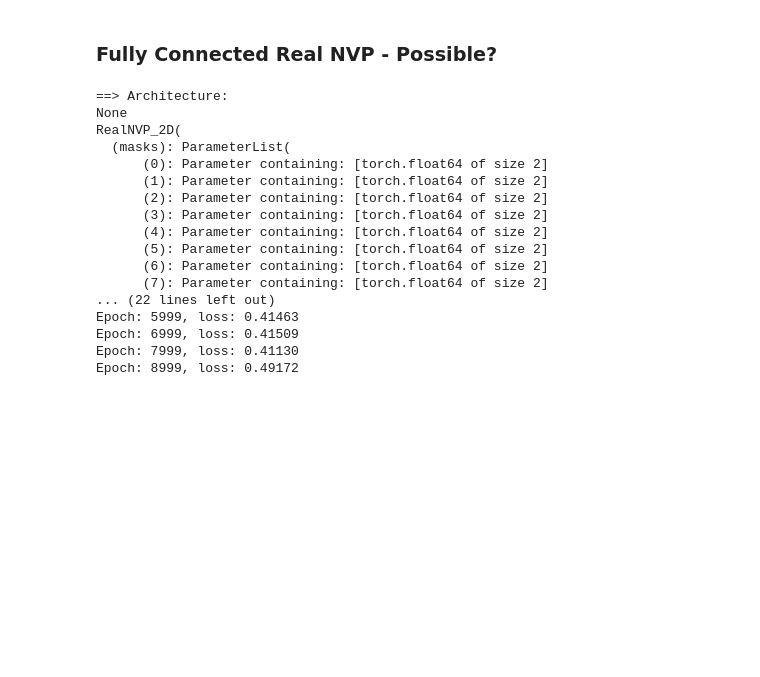
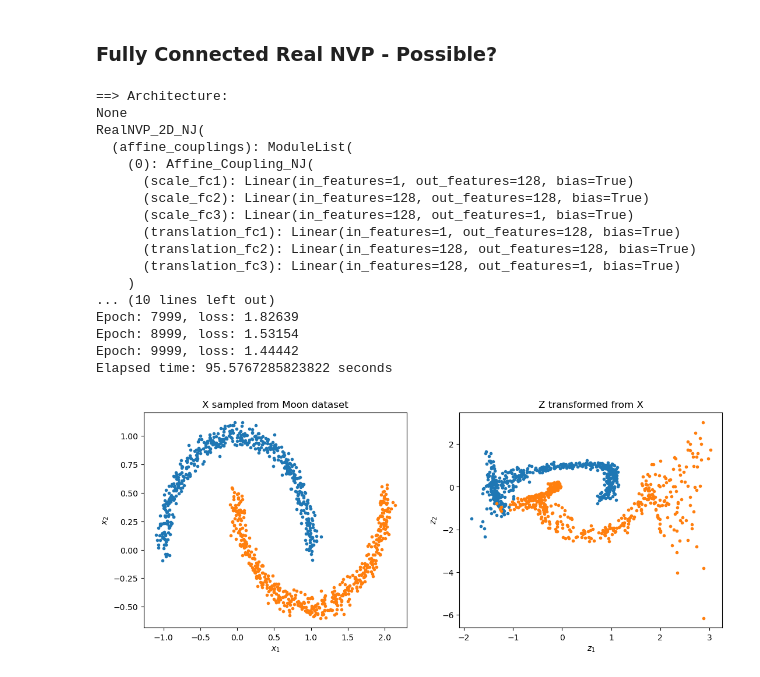
Before and after one commit to jacketdembys/wcci24, a Jupyter notebook: possible/real_nvp_simple_1.ipynb, the cells around one changed output. Cells and saved outputs as stored; diff of their text form; code cells hidden in the pictures; blank space fills up the shorter version.

```diff
--- a/possible/real_nvp_simple_1.ipynb
+++ b/possible/real_nvp_simple_1.ipynb
@@ -329,12 +477,14 @@ class RealNVP_2D_NJ(nn.Module):
     '''
     A vanilla RealNVP class for modeling 2 dimensional distributions with full numerical Jacobian
     '''
-    def __init__(self, masks, hidden_dim):
+    def __init__(self, hidden_dim):
         '''
         initialized with a list of masks. each mask define an affine coupling layer
         '''
         super(RealNVP_2D_NJ, self).__init__()
         self.hidden_dim = hidden_dim
+
+        """
         self.masks = nn.ParameterList(
             [nn.Parameter(torch.Tensor(m),requires_grad = False)
              for m in masks])
@@ -342,6 +492,12 @@ class RealNVP_2D_NJ(nn.Module):
         self.affine_couplings = nn.ModuleList(
             [Affine_Coupling_NJ(self.masks[i], self.hidden_dim)
              for i in range(len(self.masks))])
+        """
+        #self.affine_couplings = Affine_Coupling_NJ()
+
+        self.affine_couplings = nn.ModuleList(
+            [Affine_Coupling_NJ(self.hidden_dim)
+             for i in range(1)])
 
     def forward(self, x):
         ## Convert latent space variables into observed variables
@@ -405,16 +561,6 @@ masks = [[1.0, 0.0],
 """
 
 masks = [[1.0, 0.0],
-         [0.0, 1.0],
-         [1.0, 0.0],
-         [0.0, 1.0],
-         [1.0, 0.0],
-         [0.0, 1.0],
-         [1.0, 0.0],
-         [0.0, 1.0],
-         [1.0, 0.0],
-         [0.0, 1.0],
-         [1.0, 0.0],
          [0.0, 1.0]]
 
 
@@ -424,11 +570,11 @@ numExperiment = len(masks)/2
 hidden_dim = 128
 
 ## construct the RealNVP_2D object
-realNVP_type = "analytical" # analytical, numerical
+realNVP_type = "numerical" # analytical, numerical
 if realNVP_type == "analytical":
     realNVP = RealNVP_2D(masks, hidden_dim)
 elif realNVP_type == "numerical":
-    realNVP = RealNVP_2D_NJ(masks, hidden_dim)
+    realNVP = RealNVP_2D_NJ(hidden_dim)
 
 print(print("==> Architecture: "))
 print(realNVP)
@@ -507,49 +653,50 @@ print("Elapsed time: {} seconds".format(end-start))
 ## after learning, we can test if the model can transform
 ## the moon data distribution into the normal distribution
 X, label = datasets.make_moons(n_samples = 1000, noise = 0.05)
 X = torch.Tensor(X).to(device = device)
 if realNVP_type == "analytical":
     z, logdet_jacobian = realNVP.inverse(X)
 elif realNVP_type == "numerical":
     z, logdet_jacobian, logdet_jacobian_NJ = realNVP.inverse(X)
 z = z.cpu().detach().numpy()
 
 X = X.cpu().detach().numpy()
 fig = plt.figure(2, figsize = (12.8, 4.8))
 fig.clf()
 plt.subplot(1,2,1)
 plt.plot(X[label==0,0], X[label==0,1], ".")
 plt.plot(X[label==1,0], X[label==1,1], ".")
 plt.title("X sampled from Moon dataset")
 plt.xlabel(r"$x_1$")
 plt.ylabel(r"$x_2$")
 
 plt.subplot(1,2,2)
 plt.plot(z[label==0,0], z[label==0,1], ".")
 plt.plot(z[label==1,0], z[label==1,1], ".")
 plt.title("Z transformed from X")
 plt.xlabel(r"$z_1$")
 plt.ylabel(r"$z_2$")
-plt.savefig("exp_"+str(int(numExperiment))+"_layer_forward.pdf", format="pdf", bbox_inches="tight")
+#plt.savefig(save_path+"/exp_"+str(int(numExperiment))+"_layer_forward.pdf", format="pdf", bbox_inches="tight")
 plt.show()
 # %% [output]
 ==> Architecture:
 None
-RealNVP_2D(
-  (masks): ParameterList(
-      (0): Parameter containing: [torch.float64 of size 2]
-      (1): Parameter containing: [torch.float64 of size 2]
-      (2): Parameter containing: [torch.float64 of size 2]
-      (3): Parameter containing: [torch.float64 of size 2]
-      (4): Parameter containing: [torch.float64 of size 2]
-      (5): Parameter containing: [torch.float64 of size 2]
-      (6): Parameter containing: [torch.float64 of size 2]
-      (7): Parameter containing: [torch.float64 of size 2]
-... (22 lines left out)
-Epoch: 5999, loss: 0.41463
-Epoch: 6999, loss: 0.41509
-Epoch: 7999, loss: 0.41130
-Epoch: 8999, loss: 0.49172
+RealNVP_2D_NJ(
+  (affine_couplings): ModuleList(
+    (0): Affine_Coupling_NJ(
+      (scale_fc1): Linear(in_features=1, out_features=128, bias=True)
+      (scale_fc2): Linear(in_features=128, out_features=128, bias=True)
+      (scale_fc3): Linear(in_features=128, out_features=1, bias=True)
+      (translation_fc1): Linear(in_features=1, out_features=128, bias=True)
+      (translation_fc2): Linear(in_features=128, out_features=128, bias=True)
+      (translation_fc3): Linear(in_features=128, out_features=1, bias=True)
+    )
+... (10 lines left out)
+Epoch: 7999, loss: 1.82639
+Epoch: 8999, loss: 1.53154
+Epoch: 9999, loss: 1.44442
+Elapsed time: 95.5767285823822 seconds
+[figure, added]
 # %%
 ## after learning, we can also test if the model can transform
 ## the normal distribution into the moon data distribution
```
Also changed, not shown: parts of 3 cells of this notebook, 41 other files.
